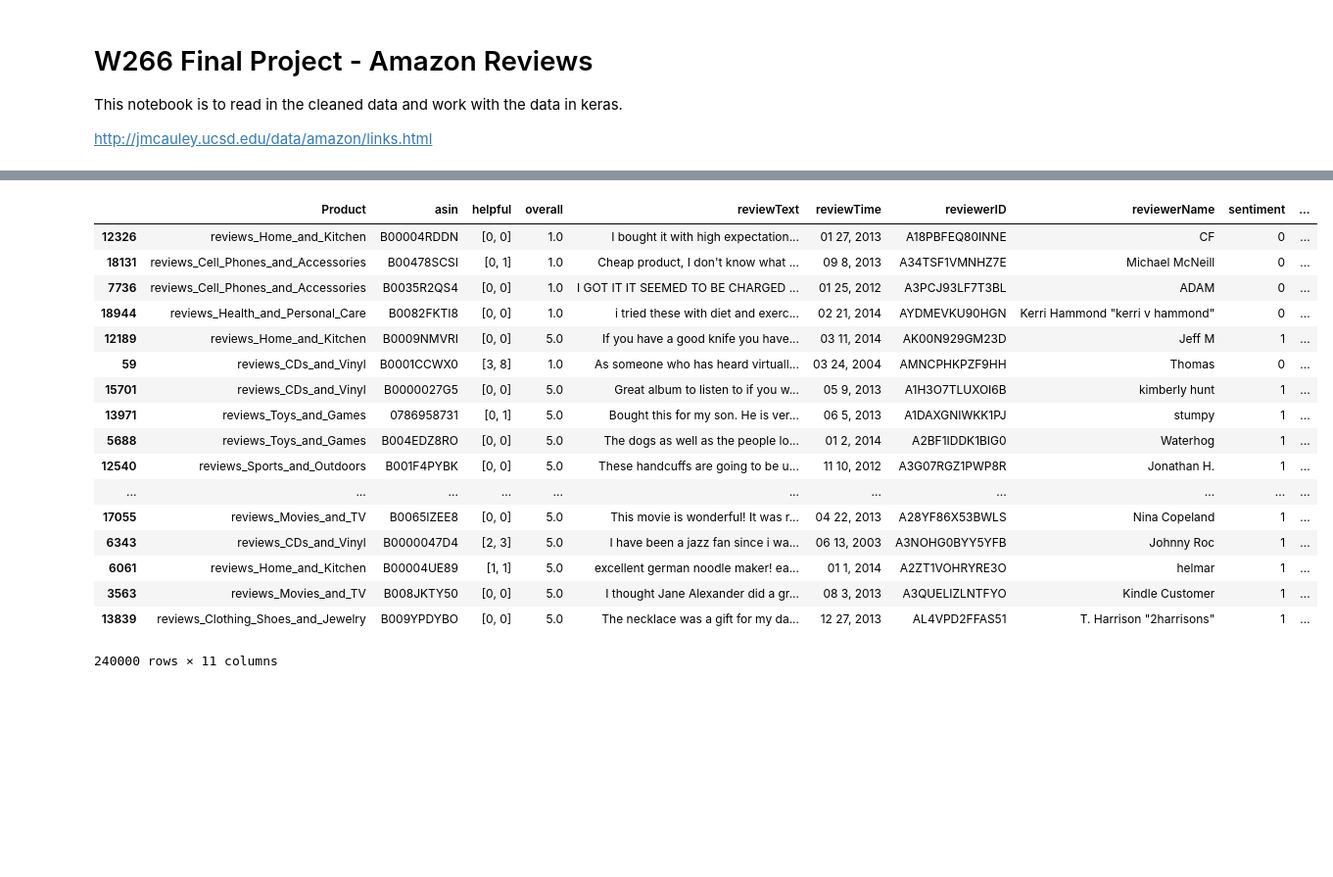
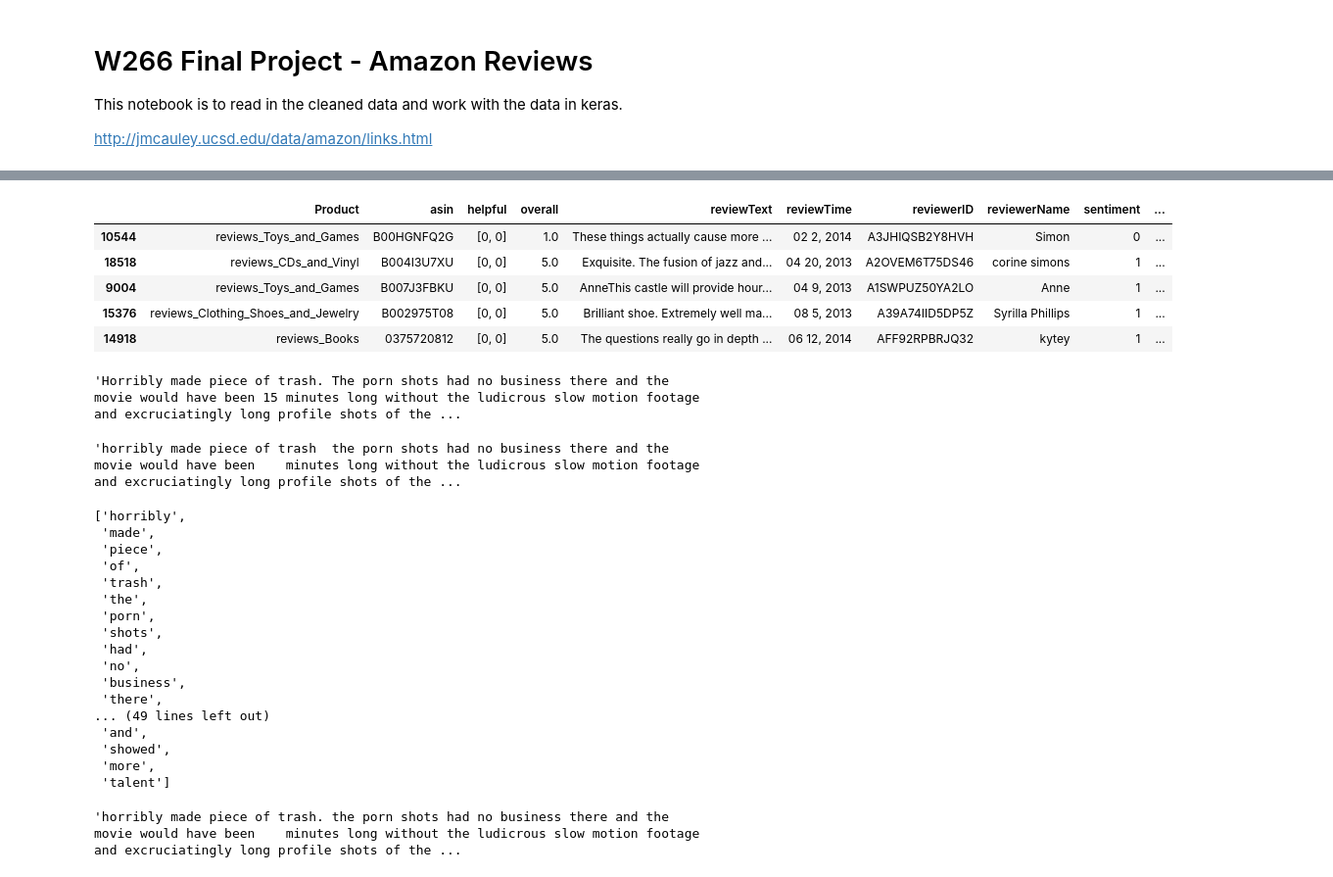
Before and after one commit to lance-miles/w266FinalProject-Amazon, a Jupyter notebook: Notebook/Amazon Reviews - Final Project Notebook.ipynb, the cells around one changed output, grey strips where cells are left out. Shown at 98% size. Drawn from its saved outputs; the diff is of its cells as text; code cells hidden in the pictures; blank space fills up the shorter version.

```diff
--- a/Notebook/Amazon Reviews - Final Project Notebook.ipynb
+++ b/Notebook/Amazon Reviews - Final Project Notebook.ipynb
@@ -85,21 +74,51 @@ train_data
 # %%
-test_data
+test_data.head()
 # %% [output]
 |  | Product | asin | helpful | overall | reviewText | reviewTime | reviewerID | reviewerName | sentiment | ... |
-| 12326 | reviews_Home_and_Kitchen | B00004RDDN | [0, 0] | 1.0 | I bought it with high expectation... | 01 27, 2013 | A18PBFEQ80INNE | CF | 0 | ... |
-| 18131 | reviews_Cell_Phones_and_Accessories | B00478SCSI | [0, 1] | 1.0 | Cheap product, I don't know what ... | 09 8, 2013 | A34TSF1VMNHZ7E | Michael McNeill | 0 | ... |
-| 7736 | reviews_Cell_Phones_and_Accessories | B0035R2QS4 | [0, 0] | 1.0 | I GOT IT IT SEEMED TO BE CHARGED ... | 01 25, 2012 | A3PCJ93LF7T3BL | ADAM | 0 | ... |
-| 18944 | reviews_Health_and_Personal_Care | B0082FKTI8 | [0, 0] | 1.0 | i tried these with diet and exerc... | 02 21, 2014 | AYDMEVKU90HGN | Kerri Hammond "kerri v hammond" | 0 | ... |
-| 12189 | reviews_Home_and_Kitchen | B0009NMVRI | [0, 0] | 5.0 | If you have a good knife you have... | 03 11, 2014 | AK00N929GM23D | Jeff M | 1 | ... |
-| 59 | reviews_CDs_and_Vinyl | B0001CCWX0 | [3, 8] | 1.0 | As someone who has heard virtuall... | 03 24, 2004 | AMNCPHKPZF9HH | Thomas | 0 | ... |
-| 15701 | reviews_CDs_and_Vinyl | B0000027G5 | [0, 0] | 5.0 | Great album to listen to if you w... | 05 9, 2013 | A1H3O7TLUXOI6B | kimberly hunt | 1 | ... |
-| 13971 | reviews_Toys_and_Games | 0786958731 | [0, 1] | 5.0 | Bought this for my son. He is ver... | 06 5, 2013 | A1DAXGNIWKK1PJ | stumpy | 1 | ... |
-| 5688 | reviews_Toys_and_Games | B004EDZ8RO | [0, 0] | 5.0 | The dogs as well as the people lo... | 01 2, 2014 | A2BF1IDDK1BIG0 | Waterhog | 1 | ... |
-| 12540 | reviews_Sports_and_Outdoors | B001F4PYBK | [0, 0] | 5.0 | These handcuffs are going to be u... | 11 10, 2012 | A3G07RGZ1PWP8R | Jonathan H. | 1 | ... |
-| ... | ... | ... | ... | ... | ... | ... | ... | ... | ... | ... |
-| 17055 | reviews_Movies_and_TV | B0065IZEE8 | [0, 0] | 5.0 | This movie is wonderful! It was r... | 04 22, 2013 | A28YF86X53BWLS | Nina Copeland | 1 | ... |
-| 6343 | reviews_CDs_and_Vinyl | B0000047D4 | [2, 3] | 5.0 | I have been a jazz fan since i wa... | 06 13, 2003 | A3NOHG0BYY5YFB | Johnny Roc | 1 | ... |
-| 6061 | reviews_Home_and_Kitchen | B00004UE89 | [1, 1] | 5.0 | excellent german noodle maker! ea... | 01 1, 2014 | A2ZT1VOHRYRE3O | helmar | 1 | ... |
-| 3563 | reviews_Movies_and_TV | B008JKTY50 | [0, 0] | 5.0 | I thought Jane Alexander did a gr... | 08 3, 2013 | A3QUELIZLNTFYO | Kindle Customer | 1 | ... |
-| 13839 | reviews_Clothing_Shoes_and_Jewelry | B009YPDYBO | [0, 0] | 5.0 | The necklace was a gift for my da... | 12 27, 2013 | AL4VPD2FFAS51 | T. Harrison "2harrisons" | 1 | ... |
+| 10544 | reviews_Toys_and_Games | B00HGNFQ2G | [0, 0] | 1.0 | These things actually cause more ... | 02 2, 2014 | A3JHIQSB2Y8HVH | Simon | 0 | ... |
+| 18518 | reviews_CDs_and_Vinyl | B004I3U7XU | [0, 0] | 5.0 | Exquisite. The fusion of jazz and... | 04 20, 2013 | A2OVEM6T75DS46 | corine simons | 1 | ... |
+| 9004 | reviews_Toys_and_Games | B007J3FBKU | [0, 0] | 5.0 | AnneThis castle will provide hour... | 04 9, 2013 | A1SWPUZ50YA2LO | Anne | 1 | ... |
+| 15376 | reviews_Clothing_Shoes_and_Jewelry | B002975T08 | [0, 0] | 5.0 | Brilliant shoe. Extremely well ma... | 08 5, 2013 | A39A74IID5DP5Z | Syrilla Phillips | 1 | ... |
+| 14918 | reviews_Books | 0375720812 | [0, 0] | 5.0 | The questions really go in depth ... | 06 12, 2014 | AFF92RPBRJQ32 | kytey | 1 | ... |
-240000 rows × 11 columns
+# %%
+#practice sentence
+test_sentence = test_data['reviewText'].iloc[19]
+test_sentence
+# %% [output]
+'Horribly made piece of trash. The porn shots had no business there and the movie would have been 15 minutes long without the ludicrous slow motion footage and excruciatingly long profile shots of the ...
+# %%
+#prepare reviews to be split by words
+#change to lowercase, remove punctuation and numbers
+test_data_word_prep = re.sub("[^a-zA-Z]", " ", test_sentence).lower()
+test_data_word_prep
+# %% [output]
+'horribly made piece of trash  the porn shots had no business there and the movie would have been    minutes long without the ludicrous slow motion footage and excruciatingly long profile shots of the ...
+# %%
+#list of words after processing
+test_data_word_prep.strip().split()
+# %% [output]
+['horribly',
+ 'made',
+ 'piece',
+ 'of',
+ 'trash',
+ 'the',
+ 'porn',
+ 'shots',
+ 'had',
+ 'no',
+ 'business',
+ 'there',
+... (49 lines left out)
+ 'and',
+ 'showed',
+ 'more',
+ 'talent']
+# %%
+#prepare reviews to be split by sentences
+#change to lowercase, changes (!?) to (.), removes numbers, allows to be split by periods
+test_data_sent_prep = re.sub("[!?]", ".", test_sentence)
+test_data_sent_prep = re.sub("[^a-zA-Z.]", " ", test_data_sent_prep).lower()
+test_data_sent_prep
+# %% [output]
+'horribly made piece of trash. the porn shots had no business there and the movie would have been    minutes long without the ludicrous slow motion footage and excruciatingly long profile shots of the ...
```
Also changed, not shown: parts of 8 cells of this notebook.
